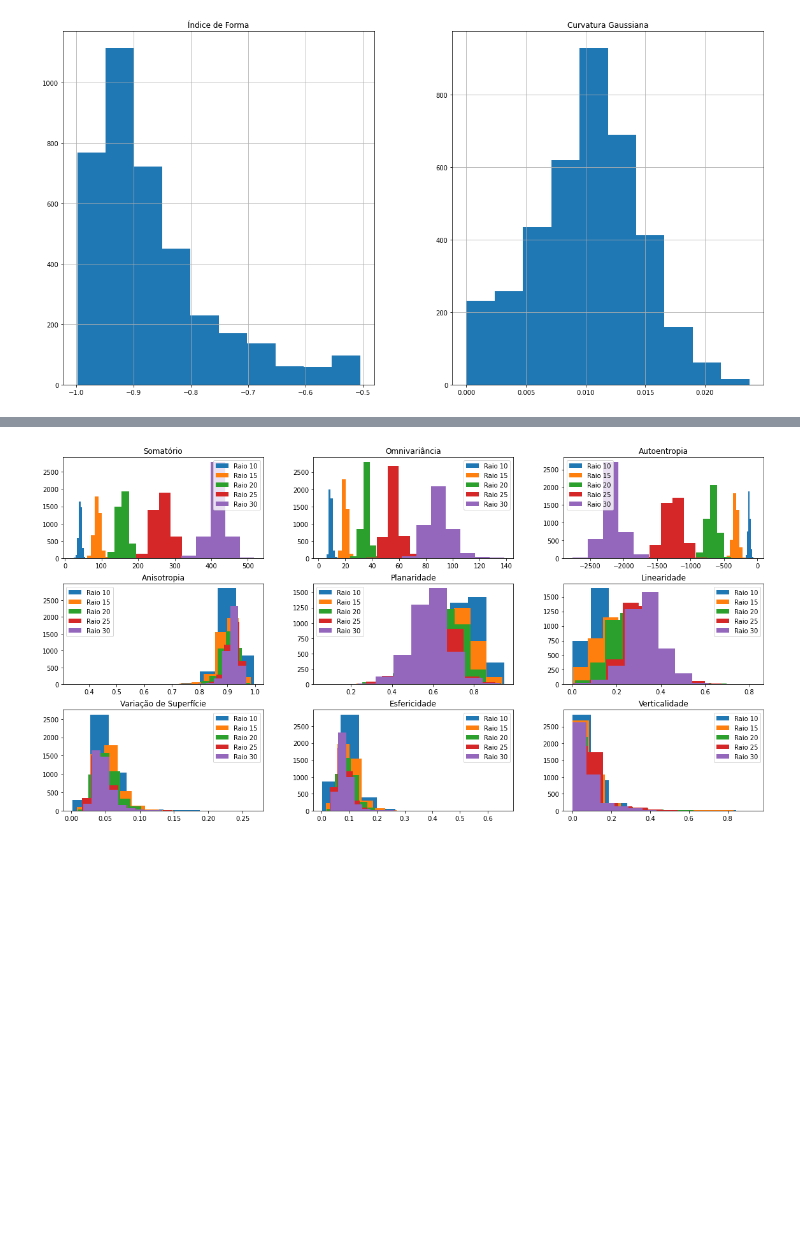
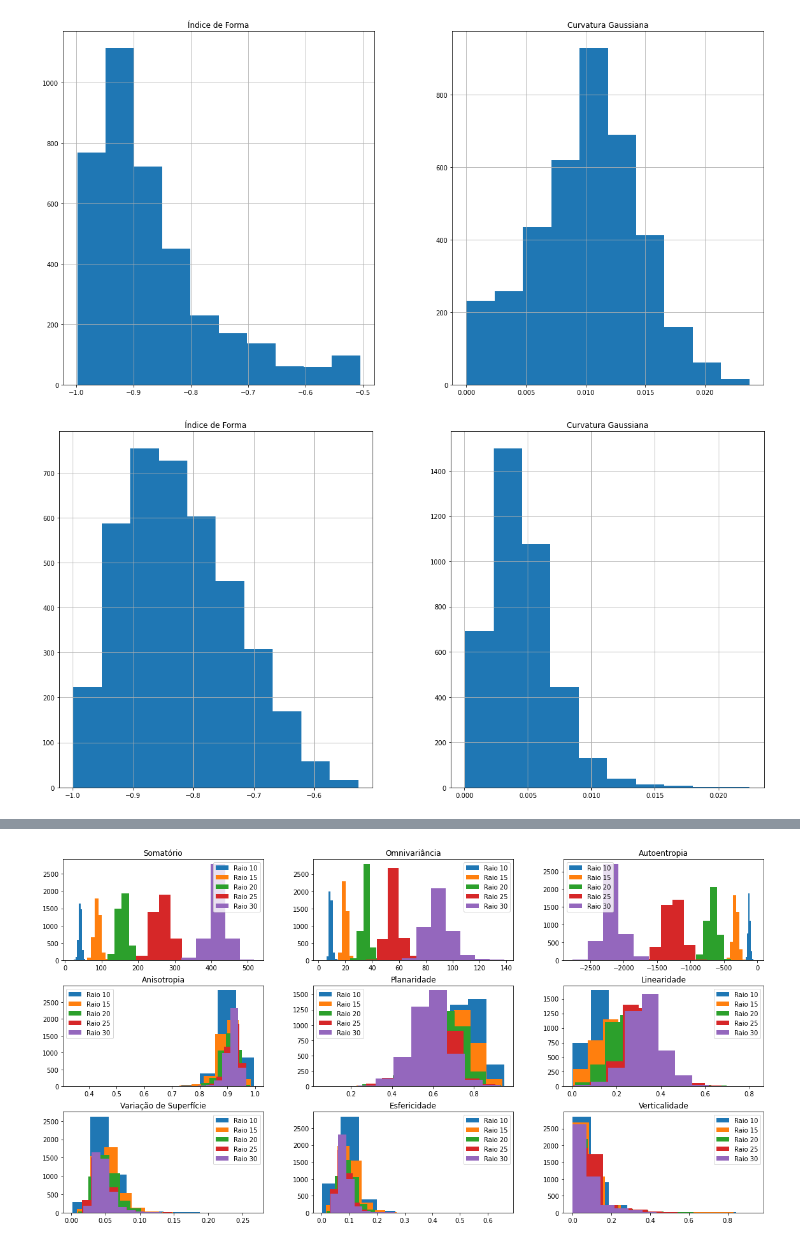
Before and after one commit to thalissonfelipe/landmarks, a Jupyter notebook: TCC - Análise dos descritores estudados.ipynb, the cells around one changed output, grey strips where cells are left out. Saved outputs shown, nothing was run; the diff lists cells and outputs as text; code cells hidden in the pictures; blank space fills up the shorter version.

```diff
--- a/TCC - Análise dos descritores estudados.ipynb
+++ b/TCC - Análise dos descritores estudados.ipynb
@@ -159,2 +159,6 @@ plot_histograms_si_gc(df_nt, '', '')
 # %% [output]
 [figure]
+# %%
+plot_histograms_si_gc(df_re, '', '', )
+# %% [output]
+[figure, added]
```
Also changed, not shown: parts of 5 cells of this notebook.
